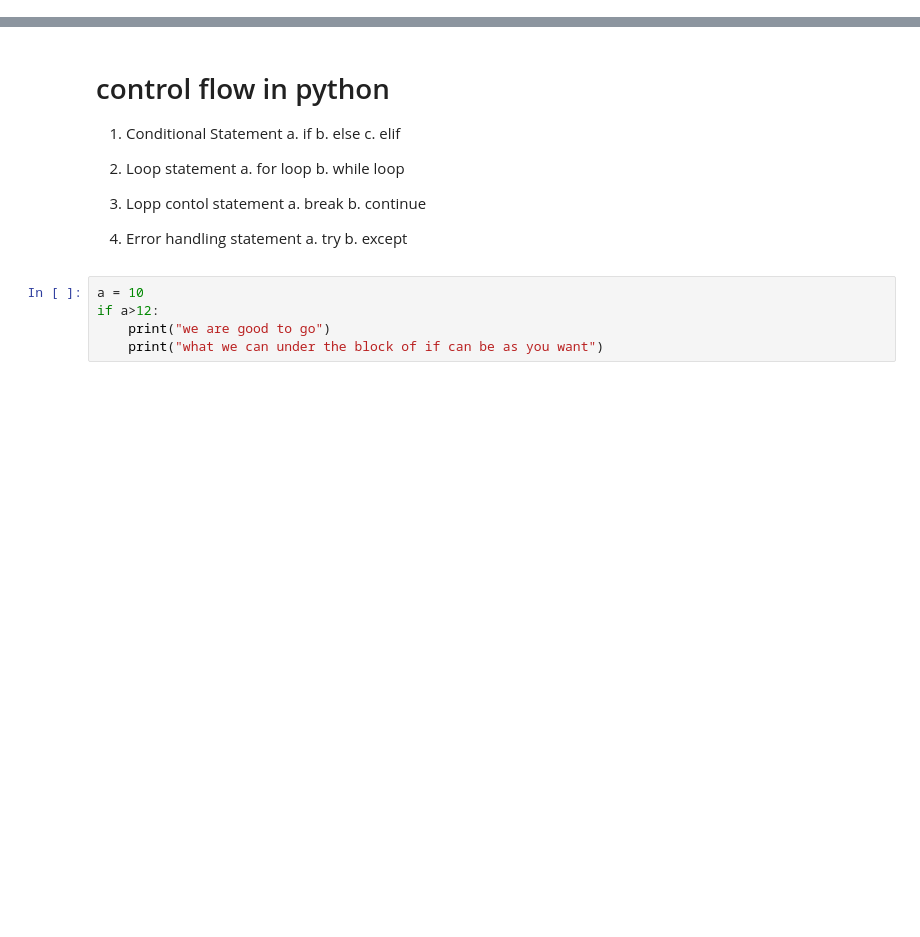
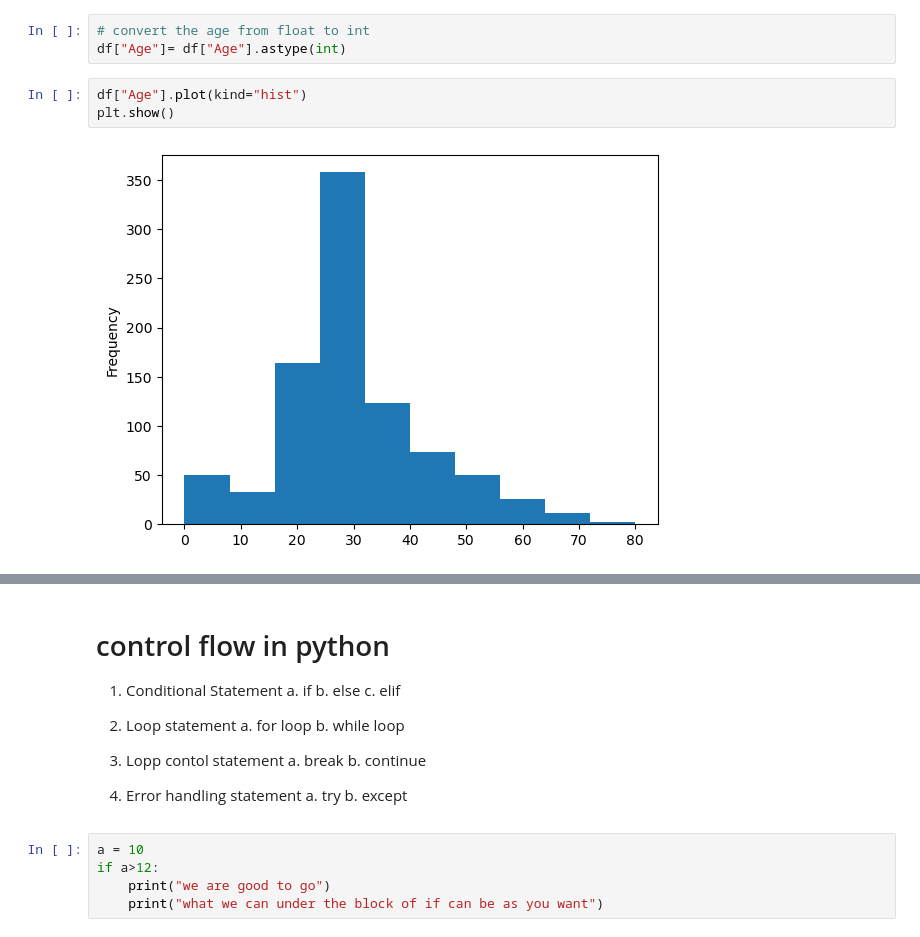
Before and after one commit to kazeemolaitanmusbau/Postgresql-Works, a Jupyter notebook: main.ipynb, the cells around one changed output, grey strips where cells are left out. Drawn from its saved outputs; the diff is of its cells as text; blank space fills up the shorter version.

```diff
--- a/main.ipynb
+++ b/main.ipynb
@@ -0,0 +397,8 @@
+# %%
+# convert the age from float to int
+df["Age"]= df["Age"].astype(int)
+# %%
+df["Age"].plot(kind="hist")
+plt.show()
+# %% [output]
+[figure, added]
```
Also changed, not shown: parts of 91 cells of this notebook.
